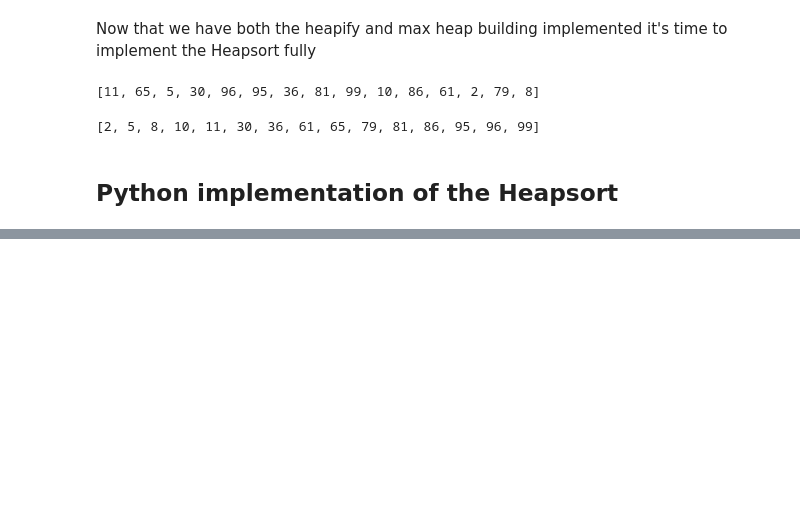
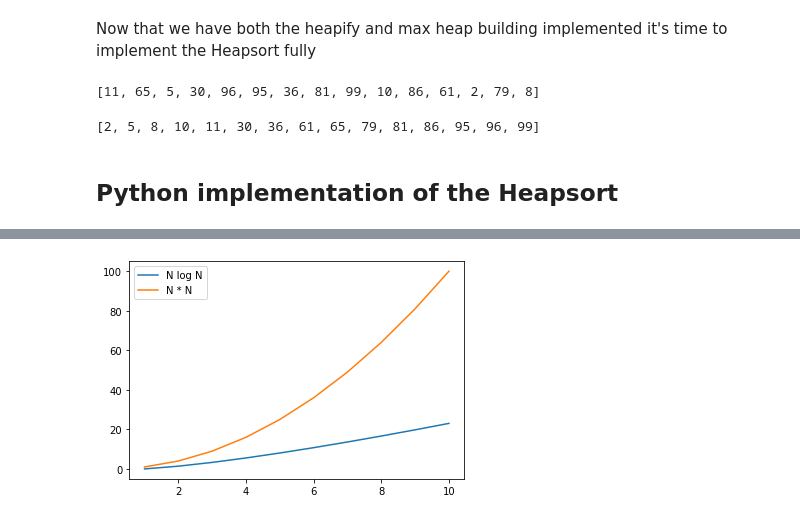
Before and after one commit to DylanWhelan/Graph_Theory_Summer_2022, a Jupyter notebook: The Heapsort.ipynb, the cells around one changed output, grey strips where cells are left out. Saved outputs shown, nothing was run; the diff lists cells and outputs as text; code cells hidden in the pictures; blank space fills up the shorter version.

```diff
--- a/The Heapsort.ipynb
+++ b/The Heapsort.ipynb
@@ -379,0 +385,17 @@ print(testList)
+# %%
+xNLogN = []
+xNN = []
+
+for i in range(1, 11):
+    xNLogN.append(i * math.log(i))
+    xNN.append(i ** 2)
+
+y = [1, 2, 3, 4, 5, 6, 7, 8, 9, 10]
+
+# plot lines
+plt.plot(y, xNLogN, label = "N log N")
+plt.plot(y, xNN, label = "N * N")
+plt.legend()
+plt.show()
+# %% [output]
+[figure, added]
```
Also changed, not shown: parts of 2 cells of this notebook.
